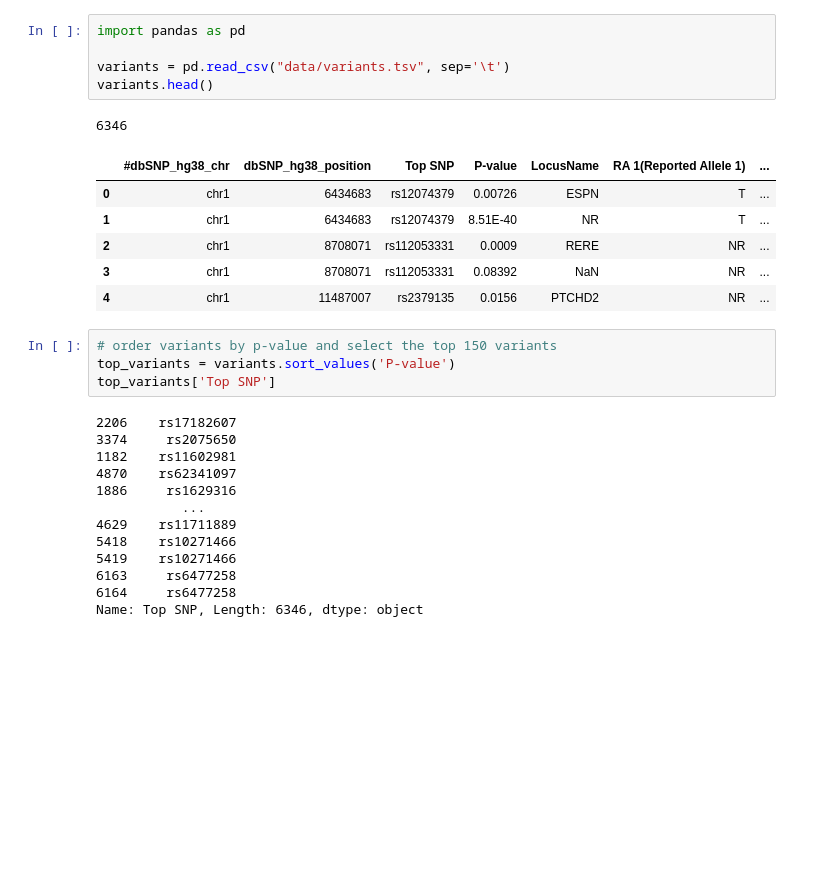
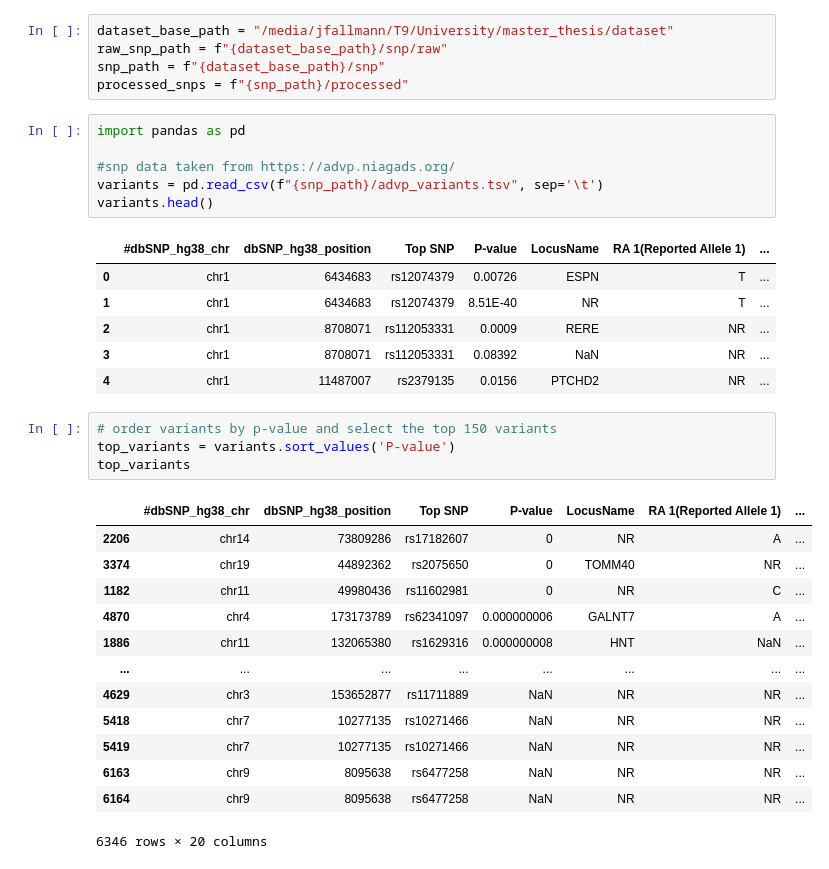
Before and after one commit to jonasfallmann/pr-master-alzheimers-classification, a Jupyter notebook: snp-preprocessing.ipynb, the cells around one changed output. Drawn from its saved outputs; the diff is of its cells as text; blank space fills up the shorter version.

```diff
--- a/snp-preprocessing.ipynb
+++ b/snp-preprocessing.ipynb
@@ -1,10 +1,15 @@
+# %%
+dataset_base_path = "/media/jfallmann/T9/University/master_thesis/dataset"
+raw_snp_path = f"{dataset_base_path}/snp/raw"
+snp_path = f"{dataset_base_path}/snp"
+processed_snps = f"{snp_path}/processed"
 # %%
 import pandas as pd
 
-variants = pd.read_csv("data/variants.tsv", sep='\t')
+#snp data taken from https://advp.niagads.org/
+variants = pd.read_csv(f"{snp_path}/advp_variants.tsv", sep='\t')
 variants.head()
 # %% [output]
-6346
 |  | #dbSNP_hg38_chr | dbSNP_hg38_position | Top SNP | P-value | LocusName | RA 1(Reported Allele 1) | ... |
 | 0 | chr1 | 6434683 | rs12074379 | 0.00726 | ESPN | T | ... |
 | 1 | chr1 | 6434683 | rs12074379 | 8.51E-40 | NR | T | ... |
@@ -14,17 +19,18 @@ variants.head()
 # %%
 # order variants by p-value and select the top 150 variants
 top_variants = variants.sort_values('P-value')
-top_variants['Top SNP']
+top_variants
 # %% [output]
+|  | #dbSNP_hg38_chr | dbSNP_hg38_position | Top SNP | P-value | LocusName | RA 1(Reported Allele 1) | ... |
+| 2206 | chr14 | 73809286 | rs17182607 | 0 | NR | A | ... |
+| 3374 | chr19 | 44892362 | rs2075650 | 0 | TOMM40 | NR | ... |
+| 1182 | chr11 | 49980436 | rs11602981 | 0 | NR | C | ... |
+| 4870 | chr4 | 173173789 | rs62341097 | 0.000000006 | GALNT7 | A | ... |
+| 1886 | chr11 | 132065380 | rs1629316 | 0.000000008 | HNT | NaN | ... |
+| ... | ... | ... | ... | ... | ... | ... | ... |
+| 4629 | chr3 | 153652877 | rs11711889 | NaN | NR | NR | ... |
+| 5418 | chr7 | 10277135 | rs10271466 | NaN | NR | NR | ... |
+| 5419 | chr7 | 10277135 | rs10271466 | NaN | NR | NR | ... |
+| 6163 | chr9 | 8095638 | rs6477258 | NaN | NR | NR | ... |
+| 6164 | chr9 | 8095638 | rs6477258 | NaN | NR | NR | ... |
-2206    rs17182607
-3374     rs2075650
-1182    rs11602981
-4870    rs62341097
-1886     rs1629316
-           ...
-4629    rs11711889
-5418    rs10271466
-5419    rs10271466
-6163     rs6477258
-6164     rs6477258
-Name: Top SNP, Length: 6346, dtype: object
+6346 rows × 20 columns
```
Also changed, not shown: parts of 22 cells of this notebook, 3 other files.
